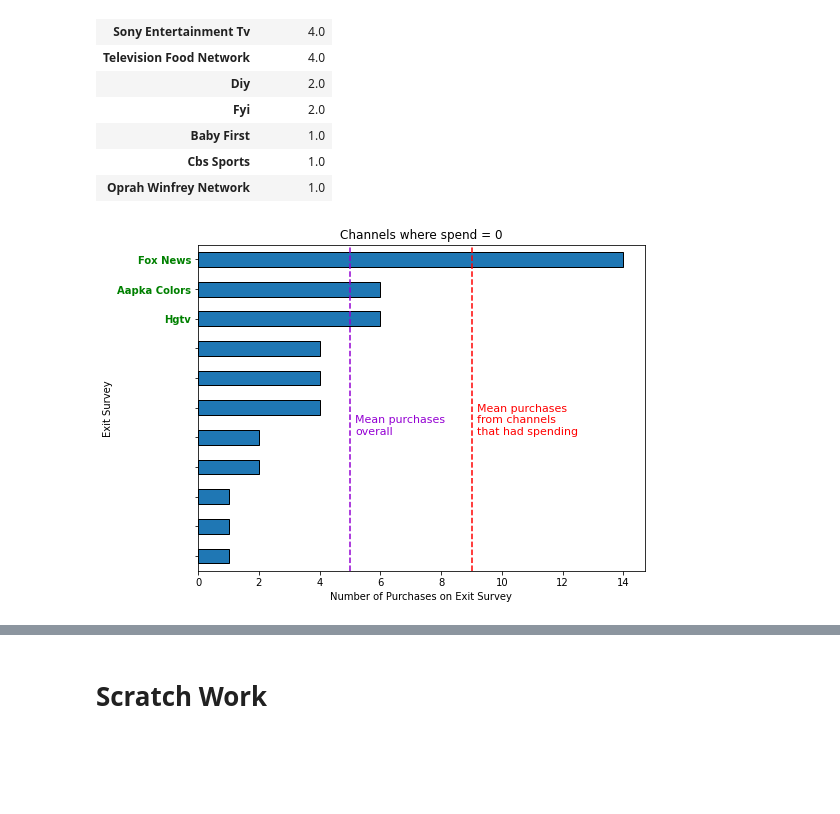
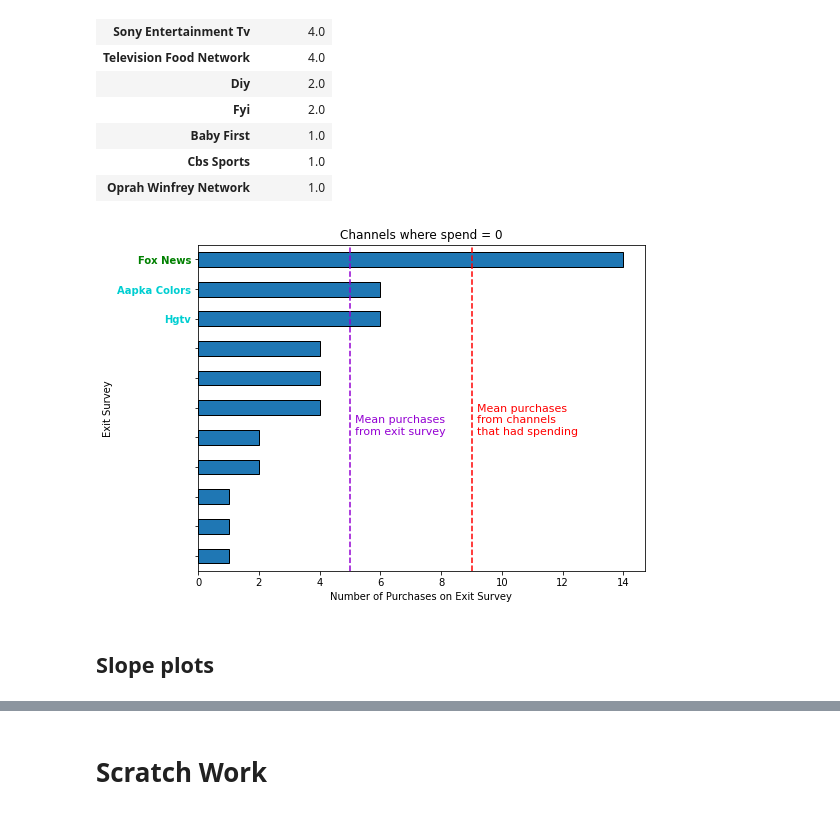
Before and after one commit to papir805/telepulse_ad_campaign_report, a Jupyter notebook: new_takehome_quiz_answers_with_presentation.ipynb, the cells around one changed output, grey strips where cells are left out. Cells and saved outputs as stored; diff of their text form; code cells hidden in the pictures; blank space fills up the shorter version.

```diff
--- a/new_takehome_quiz_answers_with_presentation.ipynb
+++ b/new_takehome_quiz_answers_with_presentation.ipynb
@@ -7,8 +7,8 @@ from datetime import datetime
 import seaborn as sns
 import matplotlib.pyplot as plt
 # %%
-purchase_data = pd.read_excel("./Analyst_dataset.xlsx", sheet_name='Purchase Exit Survey Data')
-airings_data = pd.read_excel("./Analyst_dataset.xlsx", sheet_name='Airings')
+purchase_data = pd.read_excel("./dataset.xlsx", sheet_name='Purchase Exit Survey Data')
+airings_data = pd.read_excel("./dataset.xlsx", sheet_name='Airings')
 
 # The first row of Lookup table says "Lookup table for survey response field to airings network ticker symbol."  Assuming the first row always says that, we can drop it.
 lookup_data = pd.read_excel("./Analyst_dataset.xlsx", sheet_name='Lookup', skiprows=1)
@@ -1246,33 +1293,38 @@ fig, ax = plt.subplots(1,1,figsize=(8,6))
 no_spend_but_purchases['Purchases'].plot(kind='barh', ax=ax, edgecolor='black')
 ax.set_xlabel('Number of Purchases on Exit Survey')
 ax.set_title('Channels where spend = 0')
 
 
 ax.axvline(mean_num_purchases_with_spend, color='red', linestyle='--')
 text1 = ax.annotate(F'Mean purchases\nfrom channels\nthat had spending',
                 xy=(mean_num_purchases_with_spend, 0), xycoords='data',
                 xytext=(5, -175), textcoords='offset pixels', size=11,
                 color='red', ha='left')
 # text1.set_path_effects(path_effects=[pe.withStroke(linewidth=2.5, foreground='black'), pe.Normal()])
 
 ax.axvline(mean_num_purchases_from_campaign, color='darkviolet', linestyle='--')
-text2 = ax.annotate(F'Mean purchases\noverall',
+text2 = ax.annotate(F'Mean purchases\nfrom exit survey',
                 xy=(mean_num_purchases_from_campaign, 0), xycoords='data',
                 xytext=(5, -175), textcoords='offset pixels', size=11,
                 color='darkviolet', ha='left')
 # text2.set_path_effects(path_effects=[pe.withStroke(linewidth=1.3, foreground='black'), pe.Normal()])
 
 ax.set_yticklabels(no_spend_yticks)
 
 yticks=plt.gca().get_yticklabels()
 
 
 
 for text in yticks:
-    if text.get_text() in no_spend_but_above_mean_purchases_from_campaign_labels:
+    if text.get_text() == 'Fox News':
         text.set_weight('bold')
         text.set_color('green')
+    elif text.get_text() == 'Aapka Colors' or text.get_text() == 'Hgtv':
+        text.set_weight('bold')
+        text.set_color('darkturquoise')
 
 ax.invert_yaxis();
 # %% [output]
-[figure, old version]
+[figure, new version]
+# %% [markdown]
+## Slope plots
```
Also changed, not shown: parts of 23 cells of this notebook, 17 other files.
